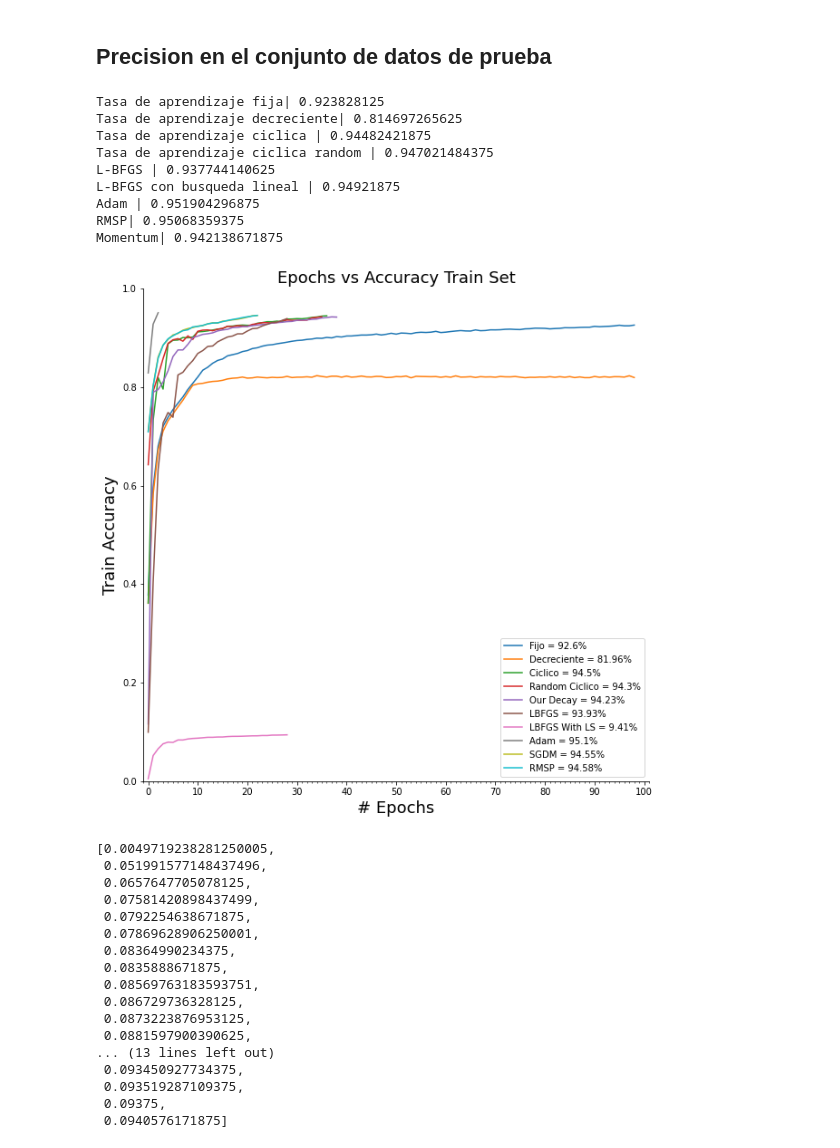
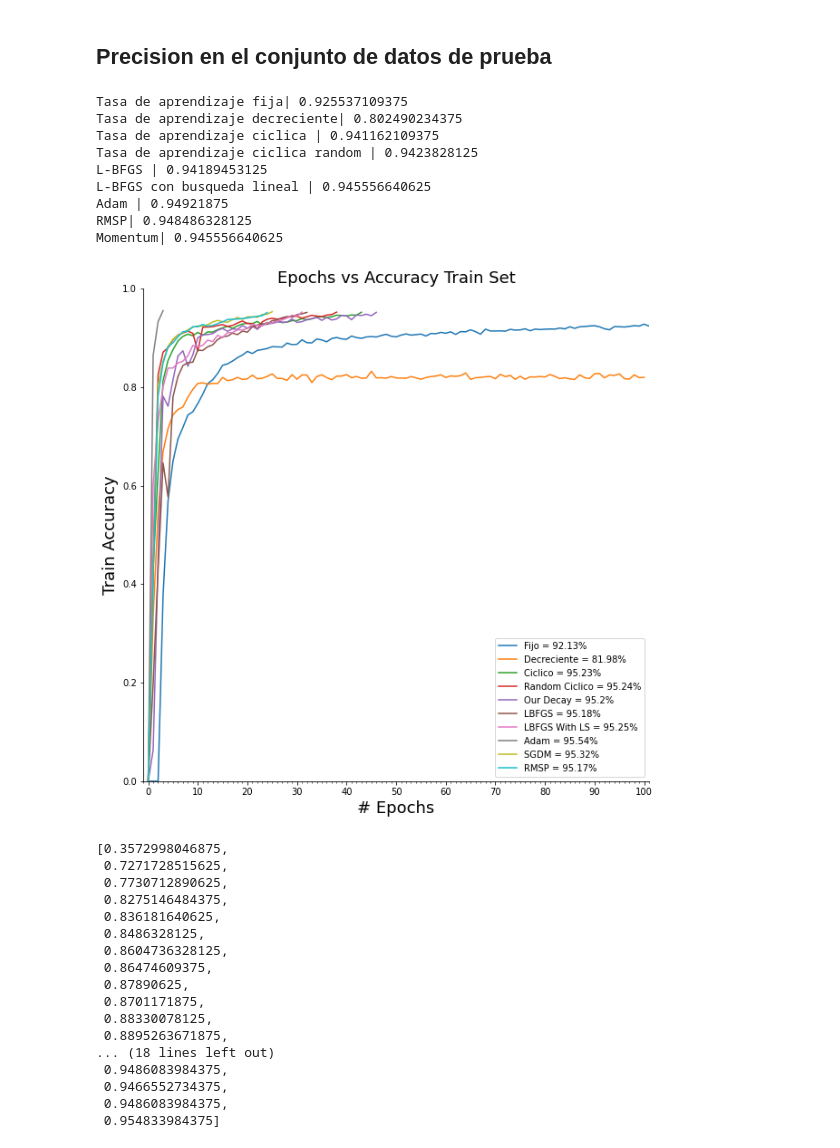
Before and after one commit to DenisPerez/NN_Tests_DG, a Jupyter notebook: Iteracion1_new.ipynb, the cells around one changed output. Drawn from its saved outputs; the diff is of its cells as text; code cells hidden in the pictures.

Commit message:
-Uploaded iteration 1 finished with correct graph and correct functions

```diff
--- a/Iteracion1_new.ipynb
+++ b/Iteracion1_new.ipynb
@@ -167,7 +167,7 @@ def train(model, optimizer, scheduler: None, mb_size):
 ## List Operations
 # %%
 def SumList(first: list, second: list) -> list:
-    return [x + y for x, y in zip(first, second)]
+    return [x + y for x, y in zip(first[::-1], second[::-1])][::-1]
 # %%
 def DivideList(dic_list: list, number: int) -> list:
     return [x / number for x in dic_list]
@@ -790,7 +790,7 @@ def CyclicGD() -> list | list | list | list | float:
 
     clr_fn = lambda x, y: random.uniform(x, y)
 
-    scheduler = CyclicLRGiselt_Denis(optimizer, base_lr=0.001, max_lr=0.1,step_size_up=3, scale_fn=clr_fn,scale_mode='chipichipi', cycle_momentum=False)
+    scheduler = CyclicLRGiselt_Denis(optimizer, base_lr=0.01, max_lr=0.1,step_size_up=3, scale_fn=clr_fn,scale_mode='chipichipi', cycle_momentum=False)
 
     start.record()
     random_cyclic_acc_list, random_cyclic_cost_list, random_cyclic_lr_list= train(modelRandomCyclic, optimizer,scheduler, mb_size)
@@ -811,6 +811,7 @@ resultados['random_cyclic']['time'] = 0
 
 for _ in range(MAX_ITERATIONS):
     random_cyclic_acc_list, random_cyclic_cost_list, random_cyclic_lr_list, random_cyclic_time, random_cyclic_acc = CyclicGD()
+    a = SumList(resultados['random_cyclic']['val_acc_list'], random_cyclic_acc_list)
     resultados['random_cyclic']['val_acc_list'] = SumList(resultados['random_cyclic']['val_acc_list'], random_cyclic_acc_list)
     resultados['random_cyclic']['test_acc'] += random_cyclic_acc
     resultados['random_cyclic']['cost'] = SumList(resultados['random_cyclic']['cost'], random_cyclic_cost_list)
@@ -1070,9 +1071,9 @@ resultados['lbfgs_ls']['time'] = 0
 
 for _ in range(MAX_ITERATIONS):
     lbfgs_ls_acc_list, lbfgs_ls_cost_list, lbfgs_ls_lr_list ,lbfgs_ls_time, lbfgs_ls_acc = LBFGS_LS()
-    resultados['lbfgs_ls']['val_acc_list'] = SumList(resultados['lbfgs']['val_acc_list'], lbfgs_ls_acc_list)
+    resultados['lbfgs_ls']['val_acc_list'] = SumList(resultados['lbfgs_ls']['val_acc_list'], lbfgs_ls_acc_list)
     resultados['lbfgs_ls']['test_acc'] += lbfgs_ls_acc
-    resultados['lbfgs_ls']['cost'] = SumList(resultados['lbfgs']['cost'], lbfgs_ls_cost_list)
+    resultados['lbfgs_ls']['cost'] = SumList(resultados['lbfgs_ls']['cost'], lbfgs_ls_cost_list)
     resultados['lbfgs_ls']['time'] += lbfgs_ls_time
 
 #Saving results
@@ -1346,15 +1347,15 @@ print("Adam | " + str(adam_acc))
 print("RMSP| " + str(RMSP_acc))
 print("Momentum| " + str(SGDM_acc))
 # %% [output]
-Tasa de aprendizaje fija| 0.923828125
-Tasa de aprendizaje decreciente| 0.814697265625
-Tasa de aprendizaje ciclica | 0.94482421875
-Tasa de aprendizaje ciclica random | 0.947021484375
-L-BFGS | 0.937744140625
-L-BFGS con busqueda lineal | 0.94921875
-Adam | 0.951904296875
-RMSP| 0.95068359375
-Momentum| 0.942138671875
+Tasa de aprendizaje fija| 0.925537109375
+Tasa de aprendizaje decreciente| 0.802490234375
+Tasa de aprendizaje ciclica | 0.941162109375
+Tasa de aprendizaje ciclica random | 0.9423828125
+L-BFGS | 0.94189453125
+L-BFGS con busqueda lineal | 0.945556640625
+Adam | 0.94921875
+RMSP| 0.948486328125
+Momentum| 0.945556640625
 # %%
 from matplotlib.ticker import MultipleLocator
 
@@ -1396,52 +1397,52 @@ fig, ax = plt.subplots(figsize=(10, 10))
 #         lbfgs_ls_acc_list,
 #         'grey',
 #         label='L-BFGS (LS) = {acc}%'.format(acc = round(lbfgs_ls_acc_list[-1] * 100, 2)))
 
 for k1, _ in resultados.items():
-    # print(k1, v1)
+    resultados[k1]['val_acc_list'].insert(0,0)
     ax.plot(range(len(resultados[k1]['val_acc_list'])),
         resultados[k1]['val_acc_list'],
         label='{name} = {acc}%'.format(name= resultados[k1]['name'],
                                        acc = round(resultados[k1]['val_acc_list'][-1] * 100 , 2)))
 
 plt.title('Epochs vs Accuracy Train Set', fontsize = 18)
 
 ax.set_xlim([-1, len(fixed_acc_list)])
 ax.set_ylim([0, 1])
 
 ax.set_xlabel('# Epochs', fontsize = 18)
 ax.set_ylabel('Train Accuracy', fontsize = 18)
 ax.spines['top'].set_visible(False)
 ax.spines['right'].set_visible(False)
 ax.xaxis.set_major_locator(MultipleLocator(10))
 ax.xaxis.set_minor_locator(MultipleLocator(1))
 ax.legend()
 
 # ax.annotate('data = (%.1f, %.1f)'%(14, 0.95),
 #             (14, 0.95), xytext =(1 + 14,0.95),
 #             textcoords ='offset points',
 #             bbox = bbox, arrowprops = arrowprops)
 
 plt.show()
 # %% [output]
-[figure, old version]
+[figure, new version]
 # %%
 resultados['lbfgs_ls']['val_acc_list']
 # %% [output]
-[0.0049719238281250005,
- 0.051991577148437496,
- 0.0657647705078125,
- 0.07581420898437499,
- 0.0792254638671875,
- 0.07869628906250001,
- 0.08364990234375,
- 0.0835888671875,
- 0.08569763183593751,
- 0.086729736328125,
- 0.0873223876953125,
- 0.0881597900390625,
-... (13 lines left out)
- 0.093450927734375,
- 0.093519287109375,
- 0.09375,
- 0.0940576171875]
+[0.3572998046875,
+ 0.7271728515625,
+ 0.7730712890625,
+ 0.8275146484375,
+ 0.836181640625,
+ 0.8486328125,
+ 0.8604736328125,
+ 0.86474609375,
+ 0.87890625,
+ 0.8701171875,
+ 0.88330078125,
+ 0.8895263671875,
+... (18 lines left out)
+ 0.9486083984375,
+ 0.9466552734375,
+ 0.9486083984375,
+ 0.954833984375]
```
Also changed, not shown: parts of 5 cells of this notebook.
